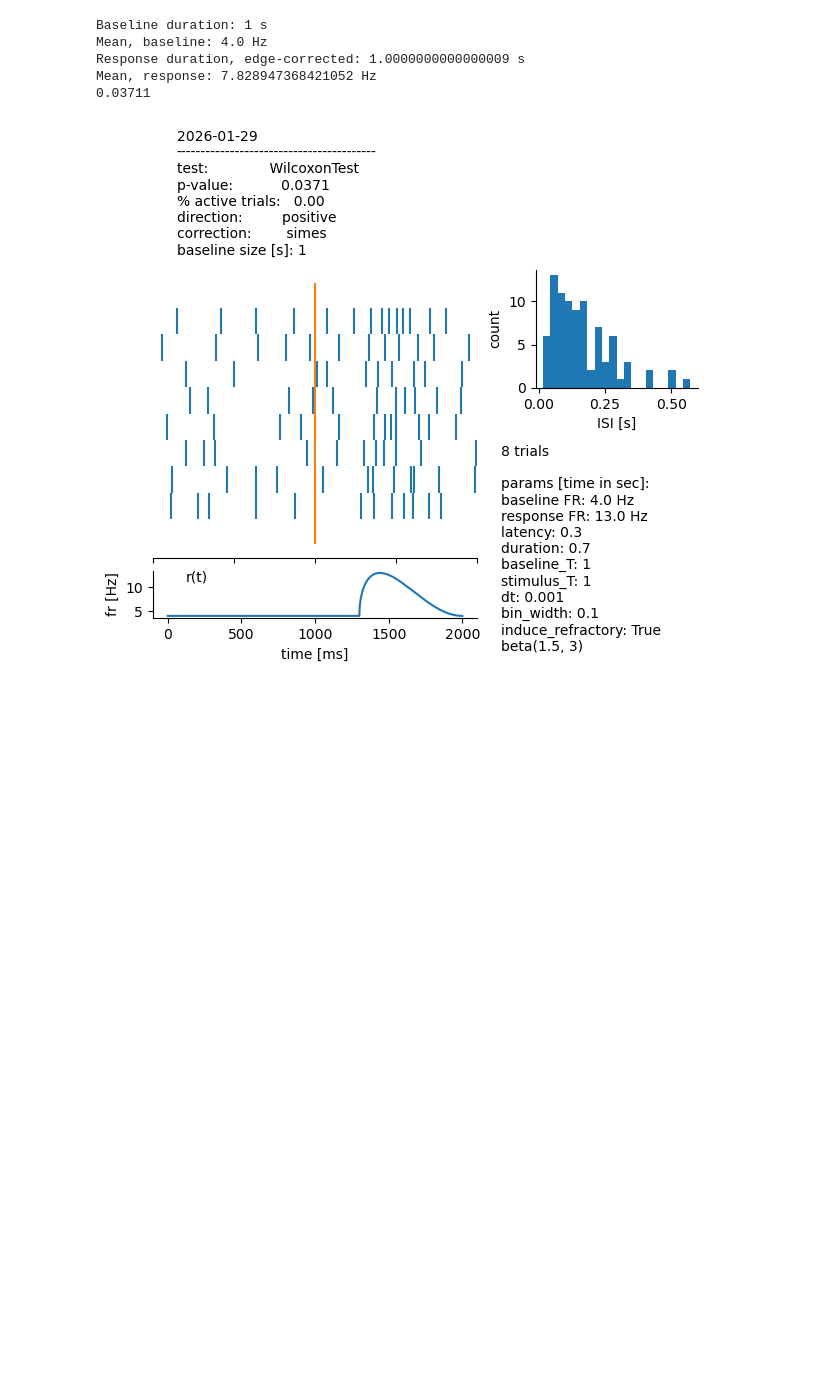
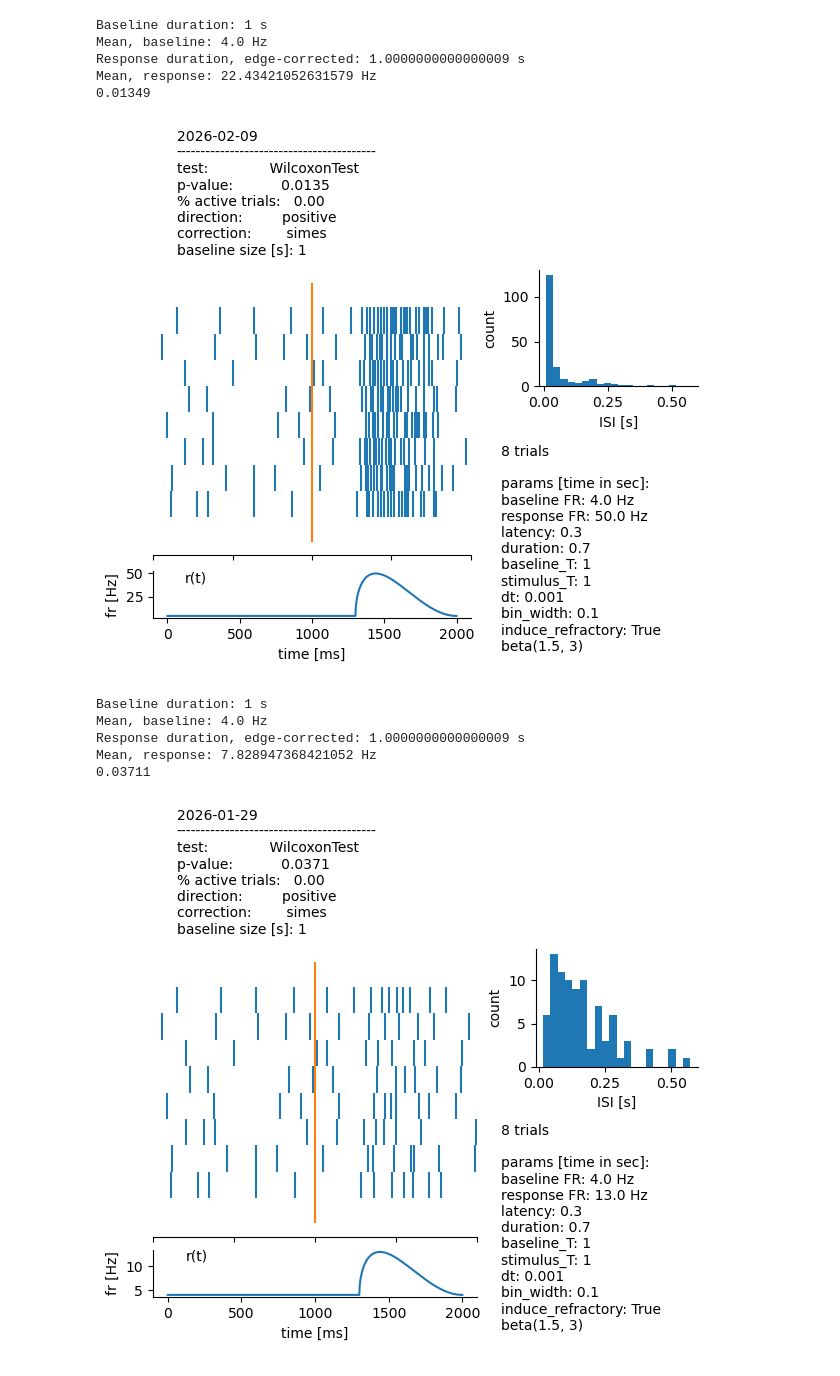
Before and after one commit to a-darcher/response_generator, a Jupyter notebook: dev_nbs/dev.ipynb, the cells around one changed output. Drawn from its saved outputs; the diff is of its cells as text; code cells hidden in the pictures; blank space fills up the shorter version.

```diff
--- a/dev_nbs/dev.ipynb
+++ b/dev_nbs/dev.ipynb
@@ -10 +294,63 @@ from response_stats.plot_utils import *
+# %%
+
+baseline_fr = 4
+response_fr = 50
+#response_fr = response_curve(baseline_fr, 2, 10)
+latency = 0.3
+duration = 0.7
+dt = 0.001
+baseline_T = 1
+stimulus_T = 1
+a = 1.5
+b = 3
+
+total_bins = int((baseline_T + stimulus_T) / dt)
+
+induce_refractory_period = True
+
+n_trials = 8
+
+generator = PoissonSpikeGenerator(
+    baseline_fr=baseline_fr,
+    response_fr=response_fr,
+    latency=latency,
+    duration=duration,
+    baseline_T=baseline_T,
+    stimulus_T=stimulus_T,
+    dt=dt,
+    induce_refractory_period=induce_refractory_period,
+    a = a,
+    b = b,
+)
+
+trial_activity = generator.generate(n_trials)
+
+cfg_response_dict = {
+    "trial_activity": trial_activity,
+    "baseline_T": baseline_T,
+    "stimulus_T": stimulus_T,
+    "stimulus_onset": baseline_T,
+    "bin_width": 0.1,
+    "dt": dt,
+    "direction": "positive",
+    "proportion_active": 0,
+    "multiple_correction": "simes",
+    "interleave_response_bins": True,
+    "smooth_response_bins": False,
+    "debug": True,
+}
+
+cfg_response = ResponseConfig(**cfg_response_dict)
+data_response = make_response_data(cfg_response)
+
+detector = ResponseDetector(data_response, WilcoxonTest)
+print(round(detector.compute_min_pval(),5))
+fig, ax = SpikeSummaryFigure(trial_activity, generator, detector, ).build()
+# %% [output]
+Baseline duration: 1 s
+Mean, baseline: 4.0 Hz
+Response duration, edge-corrected: 1.0000000000000009 s
+Mean, response: 22.43421052631579 Hz
+0.01349
+[figure, added]
 # %%
```
Also changed, not shown: parts of 8 cells of this notebook, 5 other files.
